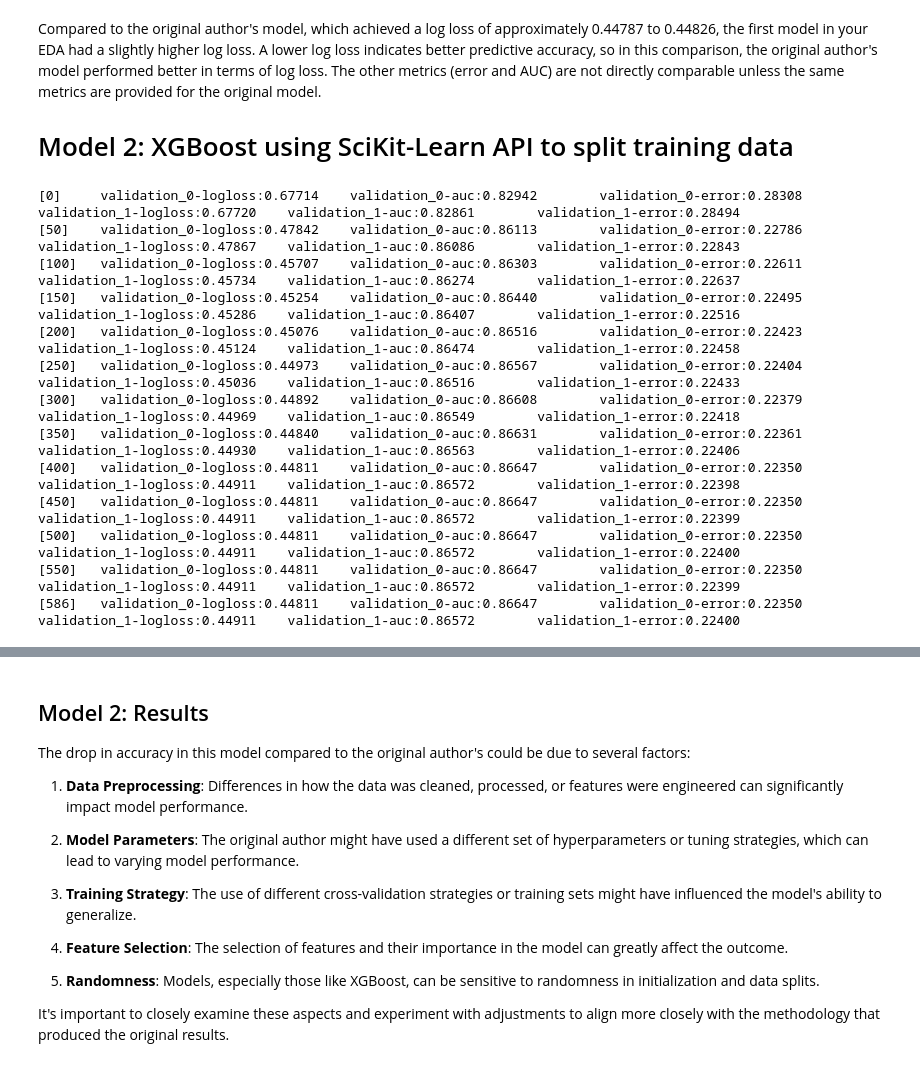
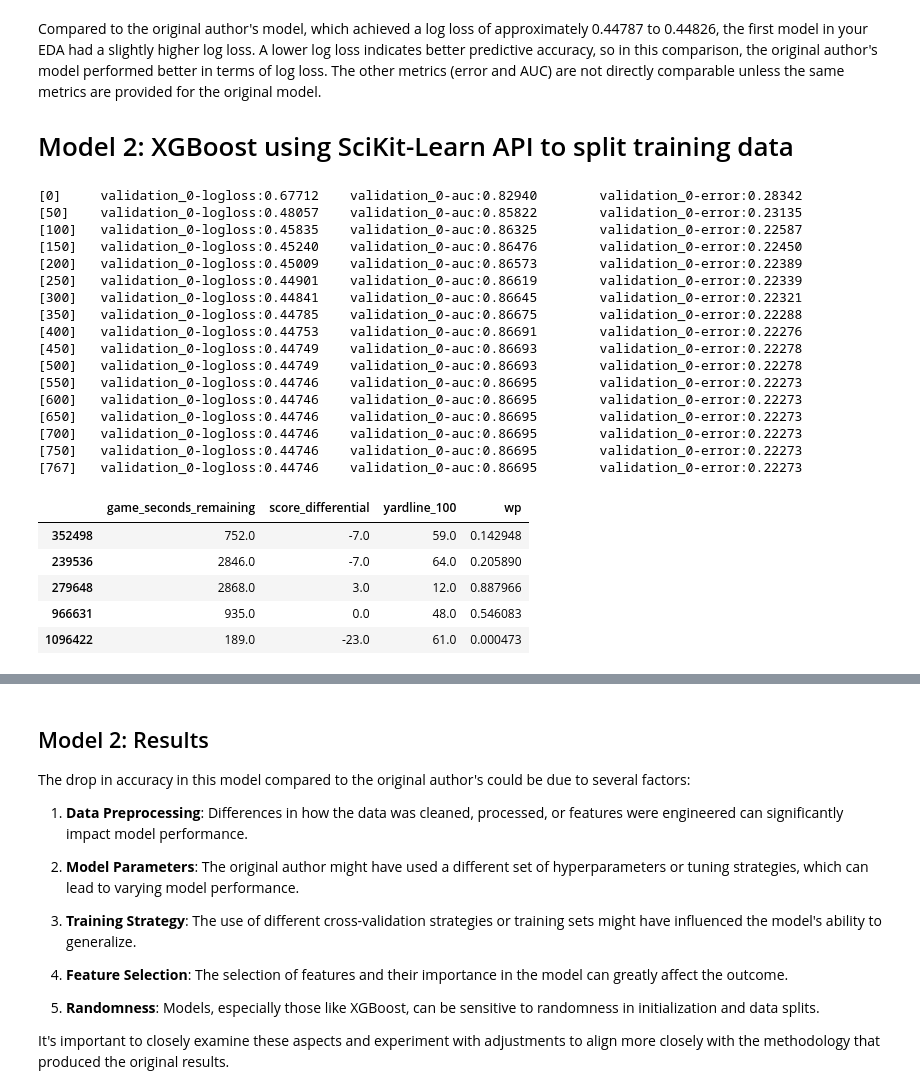
Before and after one commit to jonathanelbailey/nfl-data-models, a Jupyter notebook: notebooks/exploration/eda_nfl_wp_models.ipynb, the cells around one changed output, grey strips where cells are left out. Saved outputs shown, nothing was run; the diff lists cells and outputs as text; code cells hidden in the pictures.

```diff
--- a/notebooks/exploration/eda_nfl_wp_models.ipynb
+++ b/notebooks/exploration/eda_nfl_wp_models.ipynb
@@ -217,8 +281,10 @@ def train_test_split(df, test_data_after_season, n_splits, drop_col):
     y_train = X_train['label']
     y_test = X_test['label']
 
+    groups = X_train['game_id']
+
     group_kfold = GroupKFold(n_splits=n_splits)
-    folds = list(group_kfold.split(X=X_train, y=X_train['game_id'], groups=X_train['game_id']))
+    folds = list(group_kfold.split(X=X_train, y=y_train, groups=groups))
 
     X_train = X_train.drop(drop_col, axis=1)
     X_test = X_test.drop(drop_col, axis=1)
@@ -226,13 +292,9 @@ def train_test_split(df, test_data_after_season, n_splits, drop_col):
     return X_train, y_train, X_test, y_test, folds
 
 wp_model = WPModel()
-test_df = wp_cal_data.loc[cal_data['season'] >= 2023]
-X_train, y_train, X_test, y_test, folds = train_test_split(cal_data,2023, 5, wp_model.drop_columns)
+test_df = wp_cal_data.loc[wp_cal_data['season'] >= 2023]
+X_train, y_train, X_test, y_test, folds = train_test_split(wp_cal_data, 2023, 5, ['season', 'label', 'game_id'])
 
-clf = wp_model.train(X_train, y_train, X_test, y_test)
+clf = wp_model.train(X_train, y_train)
 scores = clf.evals_result()
-wp_preds = clf.predict_proba(X_test, validate_features=True)
-test_df['win_probability'] = wp_preds[:,1]
-cols = ['game_id', 'game_seconds_remaining', 'score_differential', 'yardline_100', 'win_probability']
-test_df = test_df.filter(items=cols)
 # %% [output]
@@ -290,31 +344,42 @@ Compared to the original author's model, which achieved a log loss of approximat
 from sklearn.model_selection import train_test_split
 
 wp_model = WPModel()
-cal_data = wp_model.import_calibration_data()
-X = cal_data.loc[:, ~cal_data.columns.isin(['season', 'game_id', 'label', 'home_team', 'away_team'])]
-y = cal_data['label']
+
+X = wp_cal_data.loc[:, ~wp_cal_data.columns.isin(['season', 'game_id', 'label', 'home_team', 'away_team'])]
+y = wp_cal_data['label']
 
 X_train, X_test, y_train, y_test = train_test_split(X, y, random_state=42)
 
-clf = wp_model.train(X_train, y_train, X_test, y_test)
+clf = wp_model.train(X_train, y_train)
 scores = clf.evals_result()
-wp_preds = clf.predict_proba(X_test, validate_features=True)
 # %% [output]
-[0]     validation_0-logloss:0.67714    validation_0-auc:0.82942        validation_0-error:0.28308      validation_1-logloss:0.67720    validation_1-auc:0.82861        validation_1-error:0.28494
-[50]    validation_0-logloss:0.47842    validation_0-auc:0.86113        validation_0-error:0.22786      validation_1-logloss:0.47867    validation_1-auc:0.86086        validation_1-error:0.22843
-[100]   validation_0-logloss:0.45707    validation_0-auc:0.86303        validation_0-error:0.22611      validation_1-logloss:0.45734    validation_1-auc:0.86274        validation_1-error:0.22637
-[150]   validation_0-logloss:0.45254    validation_0-auc:0.86440        validation_0-error:0.22495      validation_1-logloss:0.45286    validation_1-auc:0.86407        validation_1-error:0.22516
-[200]   validation_0-logloss:0.45076    validation_0-auc:0.86516        validation_0-error:0.22423      validation_1-logloss:0.45124    validation_1-auc:0.86474        validation_1-error:0.22458
-[250]   validation_0-logloss:0.44973    validation_0-auc:0.86567        validation_0-error:0.22404      validation_1-logloss:0.45036    validation_1-auc:0.86516        validation_1-error:0.22433
-[300]   validation_0-logloss:0.44892    validation_0-auc:0.86608        validation_0-error:0.22379      validation_1-logloss:0.44969    validation_1-auc:0.86549        validation_1-error:0.22418
-[350]   validation_0-logloss:0.44840    validation_0-auc:0.86631        validation_0-error:0.22361      validation_1-logloss:0.44930    validation_1-auc:0.86563        validation_1-error:0.22406
-[400]   validation_0-logloss:0.44811    validation_0-auc:0.86647        validation_0-error:0.22350      validation_1-logloss:0.44911    validation_1-auc:0.86572        validation_1-error:0.22398
-[450]   validation_0-logloss:0.44811    validation_0-auc:0.86647        validation_0-error:0.22350      validation_1-logloss:0.44911    validation_1-auc:0.86572        validation_1-error:0.22399
-[500]   validation_0-logloss:0.44811    validation_0-auc:0.86647        validation_0-error:0.22350      validation_1-logloss:0.44911    validation_1-auc:0.86572        validation_1-error:0.22400
-[550]   validation_0-logloss:0.44811    validation_0-auc:0.86647        validation_0-error:0.22350      validation_1-logloss:0.44911    validation_1-auc:0.86572        validation_1-error:0.22399
-[586]   validation_0-logloss:0.44811    validation_0-auc:0.86647        validation_0-error:0.22350      validation_1-logloss:0.44911    validation_1-auc:0.86572        validation_1-error:0.22400
+[0]     validation_0-logloss:0.67712    validation_0-auc:0.82940        validation_0-error:0.28342
+[50]    validation_0-logloss:0.48057    validation_0-auc:0.85822        validation_0-error:0.23135
+[100]   validation_0-logloss:0.45835    validation_0-auc:0.86325        validation_0-error:0.22587
+[150]   validation_0-logloss:0.45240    validation_0-auc:0.86476        validation_0-error:0.22450
+[200]   validation_0-logloss:0.45009    validation_0-auc:0.86573        validation_0-error:0.22389
+[250]   validation_0-logloss:0.44901    validation_0-auc:0.86619        validation_0-error:0.22339
+[300]   validation_0-logloss:0.44841    validation_0-auc:0.86645        validation_0-error:0.22321
+[350]   validation_0-logloss:0.44785    validation_0-auc:0.86675        validation_0-error:0.22288
+[400]   validation_0-logloss:0.44753    validation_0-auc:0.86691        validation_0-error:0.22276
+[450]   validation_0-logloss:0.44749    validation_0-auc:0.86693        validation_0-error:0.22278
+[500]   validation_0-logloss:0.44749    validation_0-auc:0.86693        validation_0-error:0.22278
+[550]   validation_0-logloss:0.44746    validation_0-auc:0.86695        validation_0-error:0.22273
+[600]   validation_0-logloss:0.44746    validation_0-auc:0.86695        validation_0-error:0.22273
+[650]   validation_0-logloss:0.44746    validation_0-auc:0.86695        validation_0-error:0.22273
+[700]   validation_0-logloss:0.44746    validation_0-auc:0.86695        validation_0-error:0.22273
+[750]   validation_0-logloss:0.44746    validation_0-auc:0.86695        validation_0-error:0.22273
+[767]   validation_0-logloss:0.44746    validation_0-auc:0.86695        validation_0-error:0.22273
 # %%
-X_test['wp'] = wp_preds[:,1]
-cal_data['win_probability'] = X_test['wp']
-cols = ['game_id', 'game_seconds_remaining', 'score_differential', 'yardline_100', 'win_probability']
-test_df = cal_data.filter(items=cols)
+wp_preds = clf.predict_proba(X_test.to_numpy(), validate_features=True)[:, 1]
+cols = ['game_id', 'game_seconds_remaining', 'score_differential', 'yardline_100', 'wp']
+test_df = X_test.filter(items=cols)
+test_df['wp'] = wp_preds
+test_df.head()
+# %% [output]
+|  | game_seconds_remaining | score_differential | yardline_100 | wp |
+| 352498 | 752.0 | -7.0 | 59.0 | 0.142948 |
+| 239536 | 2846.0 | -7.0 | 64.0 | 0.205890 |
+| 279648 | 2868.0 | 3.0 | 12.0 | 0.887966 |
+| 966631 | 935.0 | 0.0 | 48.0 | 0.546083 |
+| 1096422 | 189.0 | -23.0 | 61.0 | 0.000473 |
```
Also changed, not shown: parts of 19 cells of this notebook, 1 other file.
